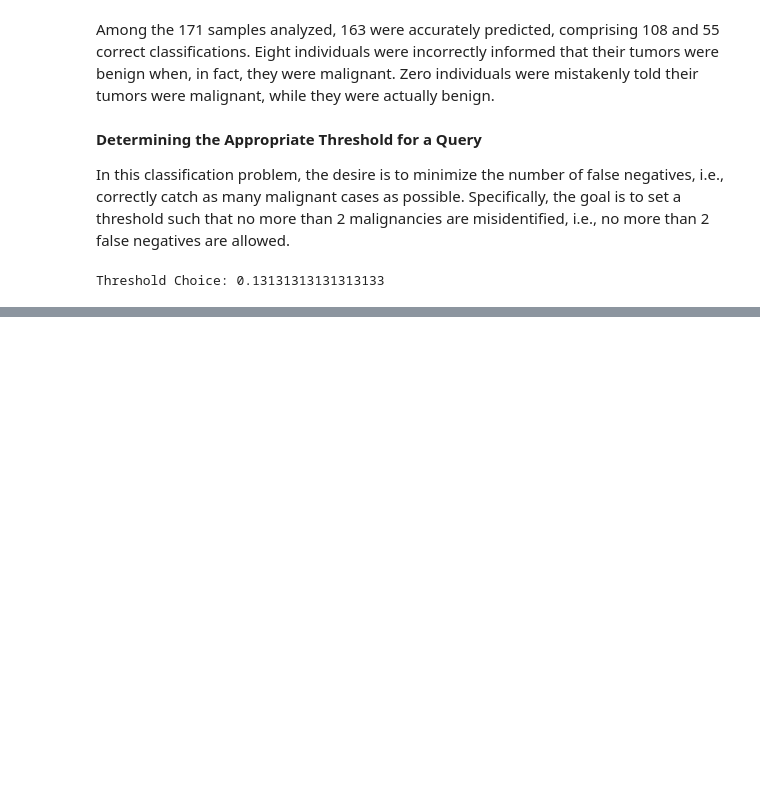
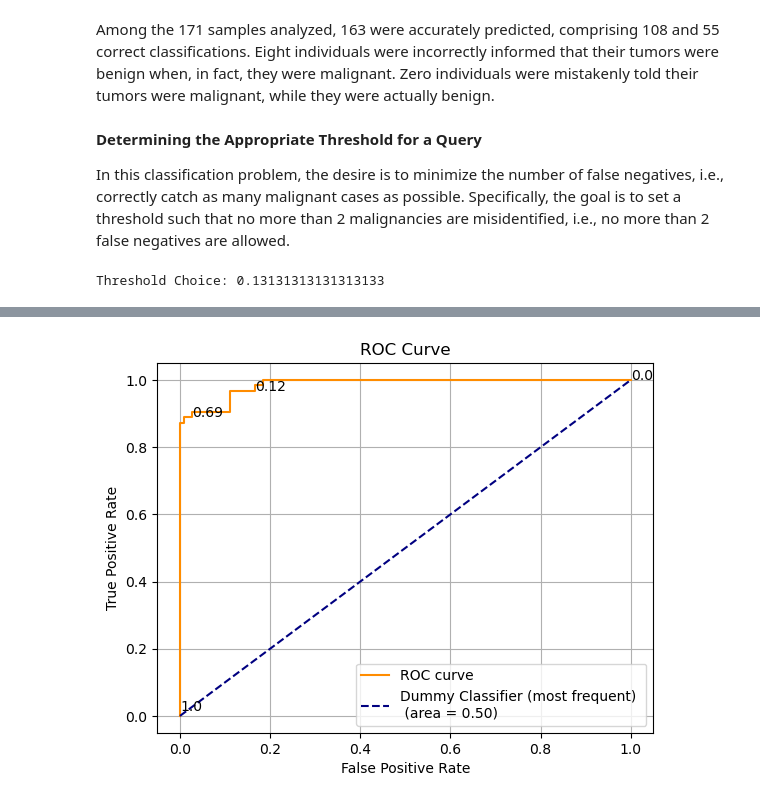
Before and after one commit to tyrantdavis/Logistic-Regression-Breast-Cancer, a Jupyter notebook: Logistic-Regression-Breast-Cancer.ipynb, the cells around one changed output, grey strips where cells are left out. Cells and saved outputs as stored; diff of their text form; code cells hidden in the pictures; blank space fills up the shorter version.

Commit message:
Observe and determine he ROC AUC Score.
Additionally, determine which threshold is best for the cancer classification problem.

```diff
--- a/Logistic-Regression-Breast-Cancer.ipynb
+++ b/Logistic-Regression-Breast-Cancer.ipynb
@@ -479,0 +484,34 @@ Threshold Choice: 0.13131313131313133
+# %%
+false_positive_rate, true_positive_rate, thresholds = roc_curve(
+    y_test, y_prediction_probabilities[:, 1]
+)
+
+plt.figure()
+plt.plot(false_positive_rate, true_positive_rate, color="darkorange", label="ROC curve")
+idx = list(range(len(thresholds)))[1::4]
+
+for i in idx:
+    plt.text(false_positive_rate[i], true_positive_rate[i], thresholds[i].round(2))
+
+classifier = DummyClassifier(strategy="most_frequent", random_state=0)
+classifier.fit(x_train, y_train)
+roc_auc = roc_auc_score(y_test, classifier.predict_proba(x_test)[:, 1])
+false_positive_rate, true_positive_rate, thresholds = roc_curve(
+    y_test, classifier.predict_proba(x_test)[:, 1]
+)
+
+plt.plot(
+    false_positive_rate,
+    true_positive_rate,
+    color="navy",
+    linestyle="--",
+    label="Dummy Classifier (most frequent) \n (area = %0.2f)" % roc_auc,
+)
+plt.xlabel("False Positive Rate")
+plt.ylabel("True Positive Rate")
+plt.title("ROC Curve")
+plt.grid()
+plt.legend(loc="lower right")
+plt.show()
+# %% [output]
+[figure, added]
```
Also changed, not shown: parts of 8 cells of this notebook.
